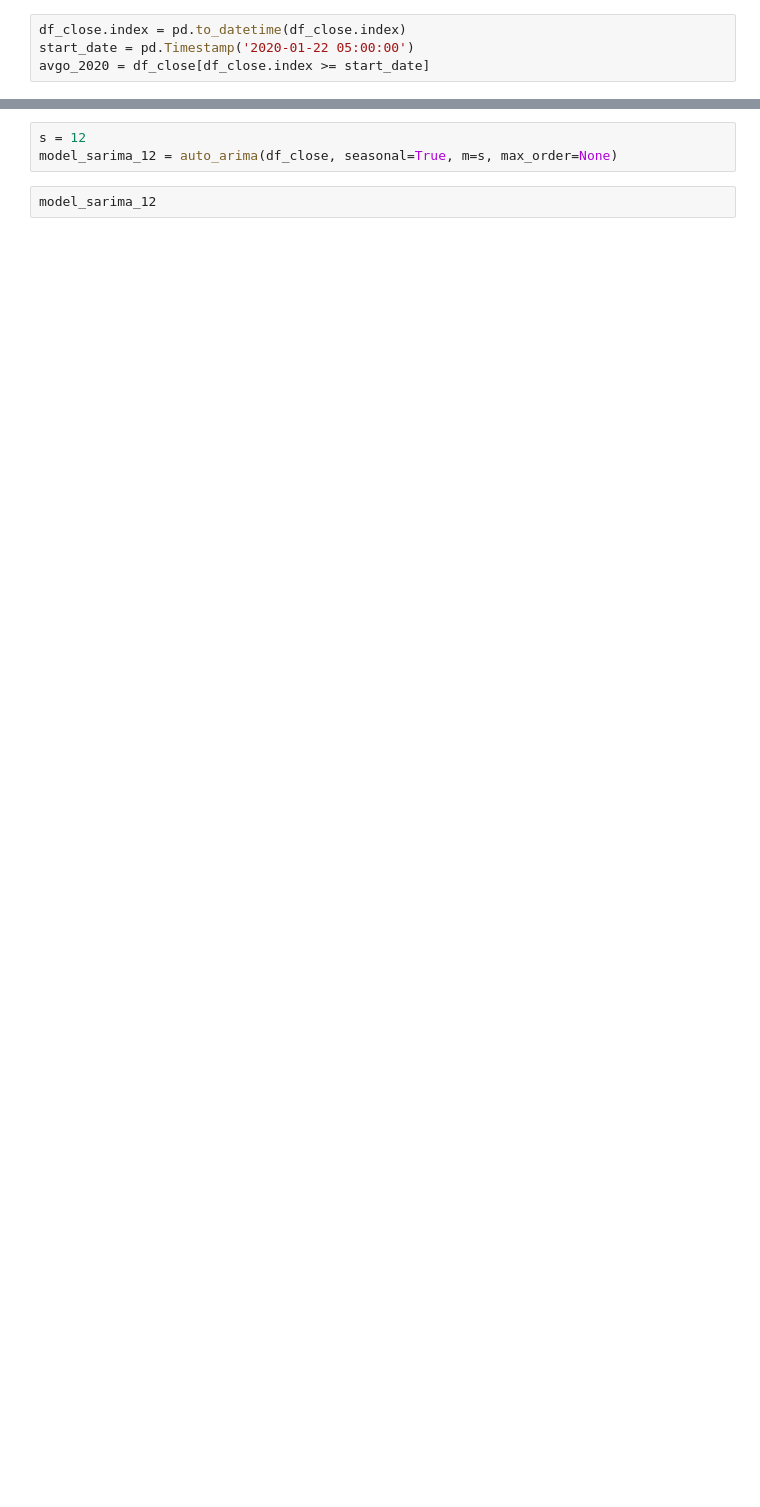
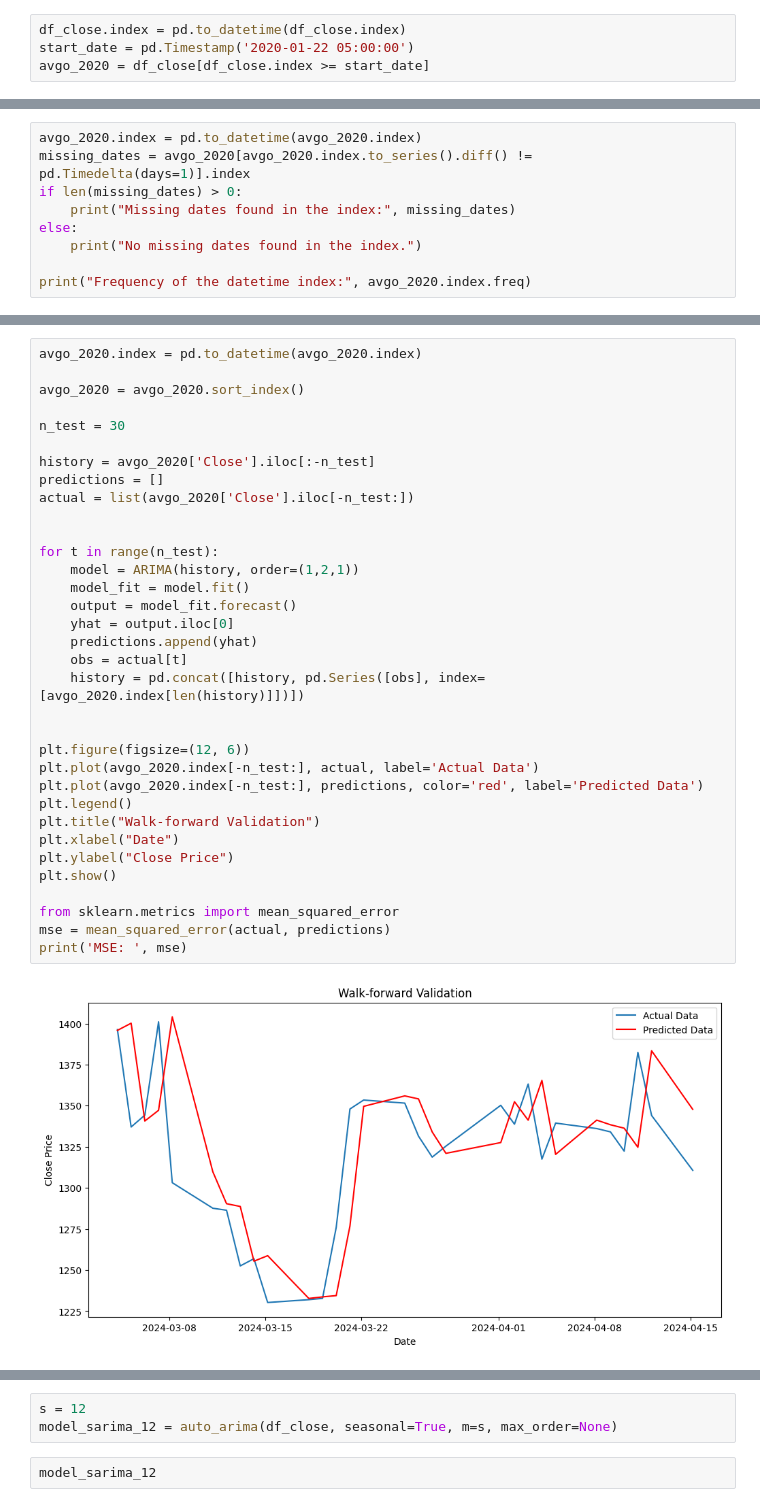
Before and after one commit to Gv1as/Time_series_analysis_tech_stocks, a Jupyter notebook: avgo_s_arima.ipynb, the cells around one changed output, grey strips where cells are left out. Drawn from its saved outputs; the diff is of its cells as text; blank space fills up the shorter version.

```diff
--- a/avgo_s_arima.ipynb
+++ b/avgo_s_arima.ipynb
@@ -162,0 +161,9 @@ avgo_2020
+# %%
+avgo_2020.index = pd.to_datetime(avgo_2020.index)
+missing_dates = avgo_2020[avgo_2020.index.to_series().diff() != pd.Timedelta(days=1)].index
+if len(missing_dates) > 0:
+    print("Missing dates found in the index:", missing_dates)
+else:
+    print("No missing dates found in the index.")
+
+print("Frequency of the datetime index:", avgo_2020.index.freq)
@@ -210,0 +200,36 @@ dtype: float64
+# %%
+avgo_2020.index = pd.to_datetime(avgo_2020.index)
+
+avgo_2020 = avgo_2020.sort_index()
+
+n_test = 30
+
+history = avgo_2020['Close'].iloc[:-n_test]
+predictions = []
+actual = list(avgo_2020['Close'].iloc[-n_test:])
+
+
+for t in range(n_test):
+    model = ARIMA(history, order=(1,2,1))
+    model_fit = model.fit()
+    output = model_fit.forecast()
+    yhat = output.iloc[0]
+    predictions.append(yhat)
+    obs = actual[t]
+    history = pd.concat([history, pd.Series([obs], index=[avgo_2020.index[len(history)]])])
+
+
+plt.figure(figsize=(12, 6))
+plt.plot(avgo_2020.index[-n_test:], actual, label='Actual Data')
+plt.plot(avgo_2020.index[-n_test:], predictions, color='red', label='Predicted Data')
+plt.legend()
+plt.title("Walk-forward Validation")
+plt.xlabel("Date")
+plt.ylabel("Close Price")
+plt.show()
+
+from sklearn.metrics import mean_squared_error
+mse = mean_squared_error(actual, predictions)
+print('MSE: ', mse)
+# %% [output]
+[figure, added]
```
Also changed, not shown: parts of 36 cells of this notebook, 3 other files.
